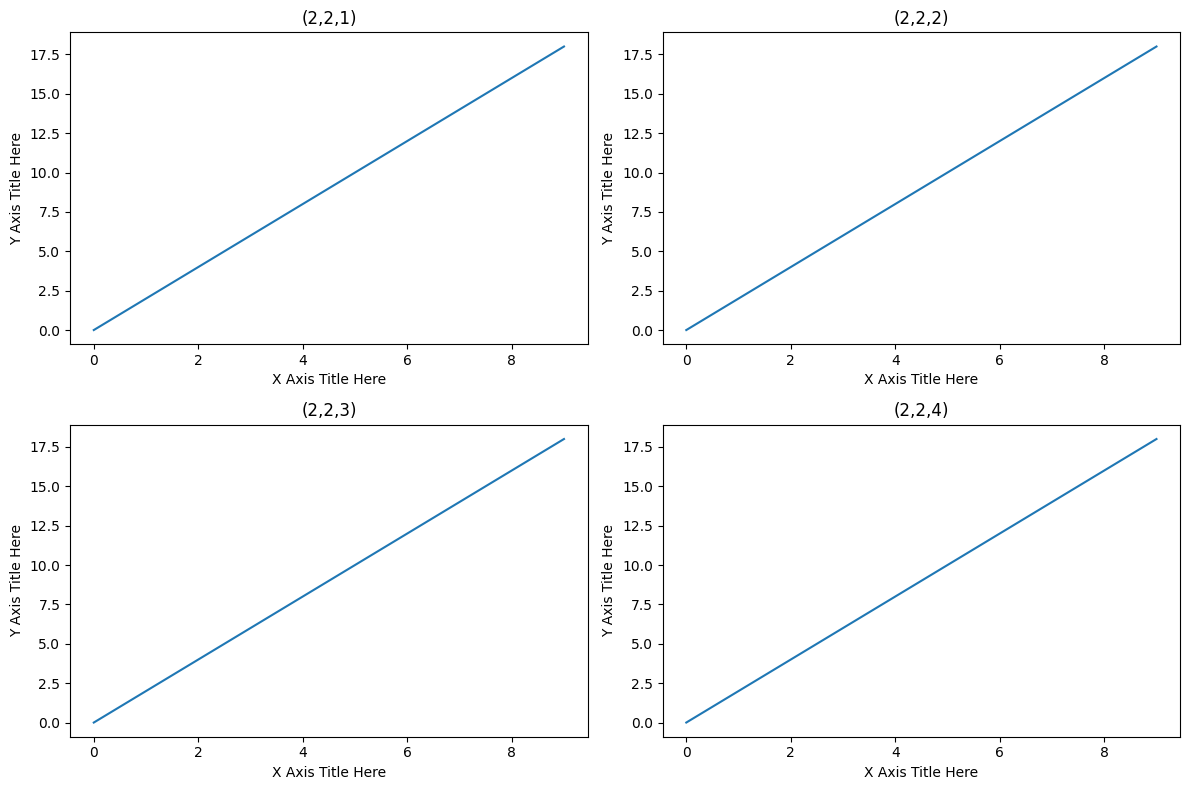
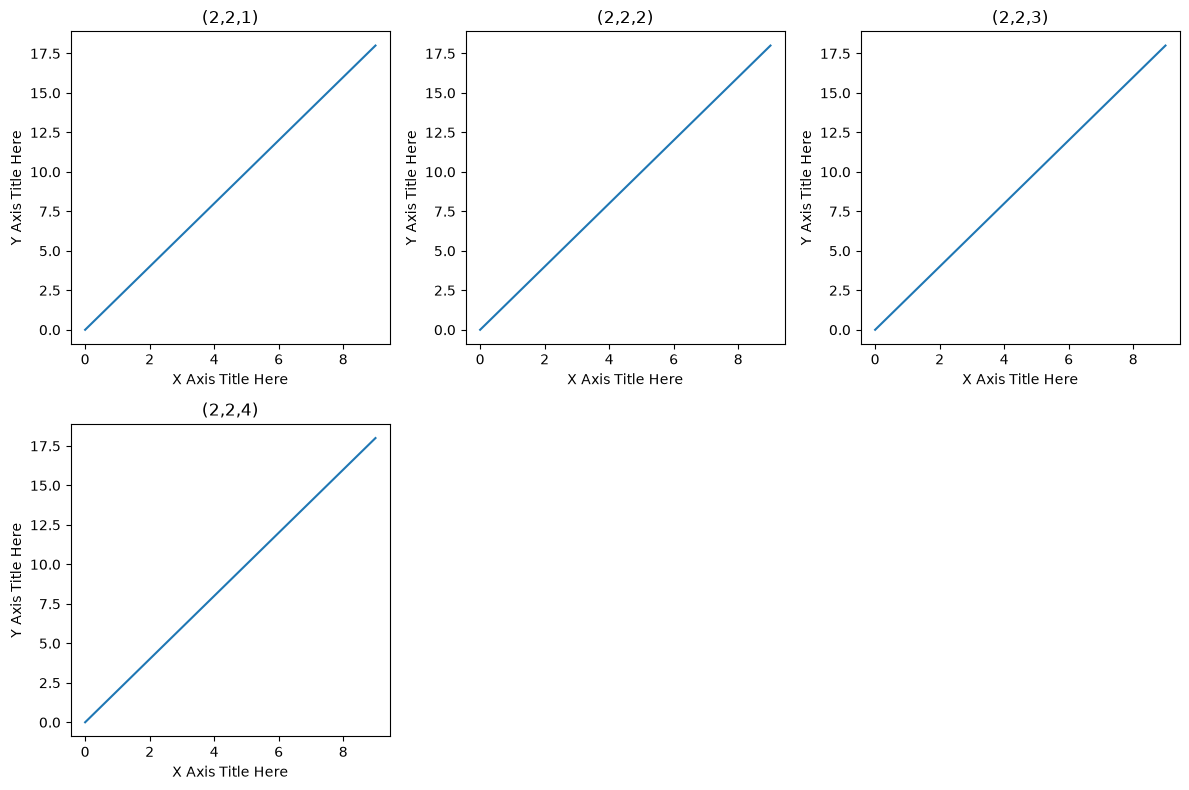
The change to this notebook cell's code, shown as a diff; its figure went from the first image to the second:
--- before
+++ after
@@ -1,5 +1,5 @@
 plt.figure(figsize=(12,8))
 
-plt.subplot(2,2,1)
+plt.subplot(2,3,1)#2是行，3是列，1是第1个图
 plt.plot(x, y) 
 plt.xlabel('X Axis Title Here')
@@ -7,5 +7,5 @@
 plt.title('(2,2,1)')
 
-plt.subplot(2,2,2)
+plt.subplot(2,3,2)
 plt.plot(x, y) 
 plt.xlabel('X Axis Title Here')
@@ -13,5 +13,5 @@
 plt.title('(2,2,2)')
 
-plt.subplot(2,2,3)
+plt.subplot(2,3,3)
 plt.plot(x, y) 
 plt.xlabel('X Axis Title Here')
@@ -19,5 +19,5 @@
 plt.title('(2,2,3)')
 
-plt.subplot(2,2,4)
+plt.subplot(2,3,4)
 plt.plot(x, y) 
 plt.xlabel('X Axis Title Here')

Commit: study